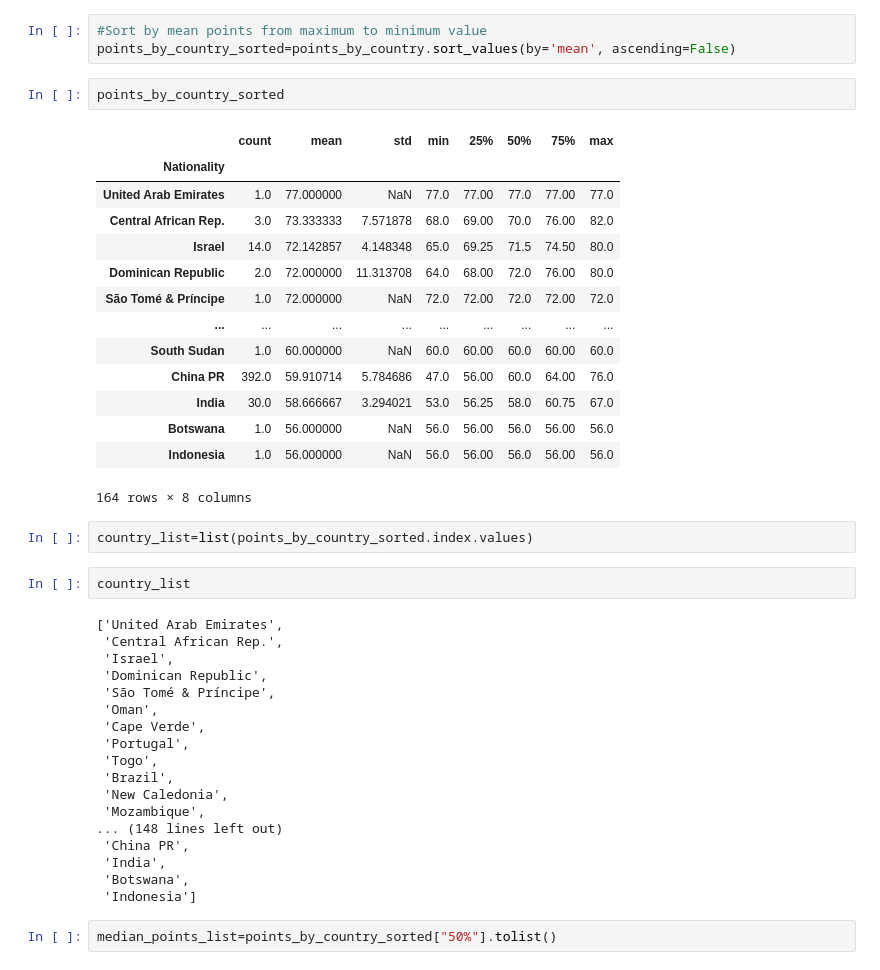
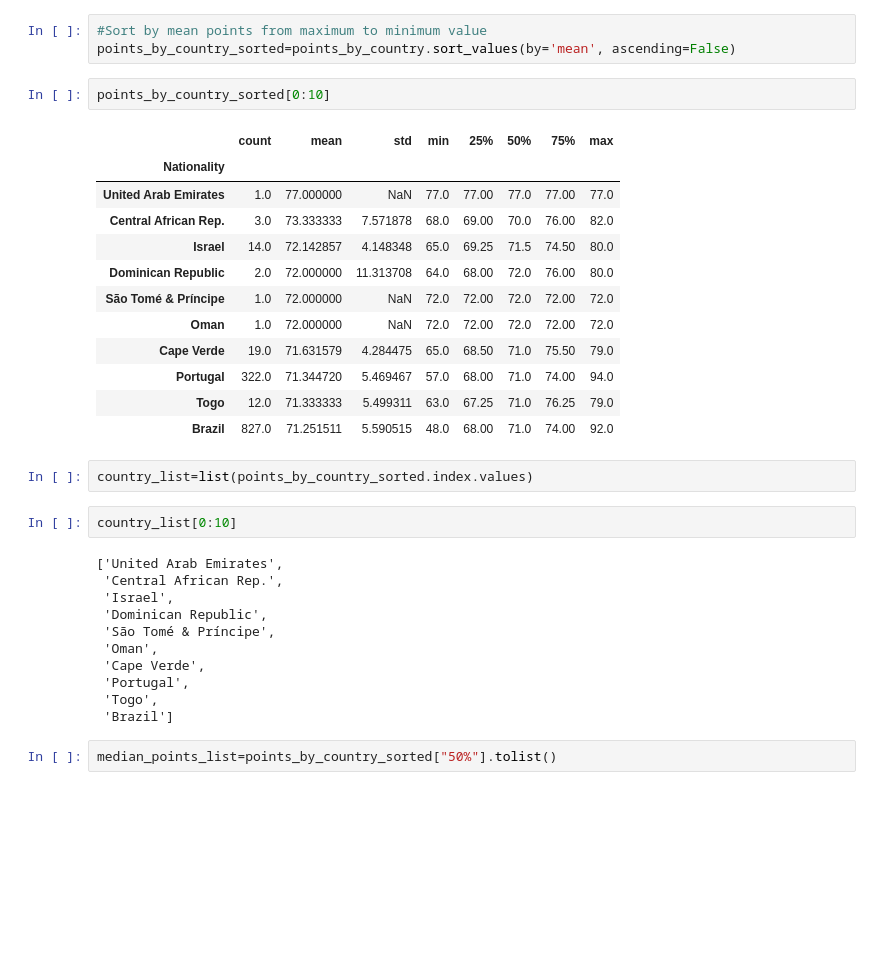
Before and after one commit to souticksaha21/Data_Science_Projects, a Jupyter notebook: FIFA_2019.ipynb, the cells around one changed output. Saved outputs shown, nothing was run; the diff lists cells and outputs as text; blank space fills up the shorter version.

```diff
--- a/FIFA_2019.ipynb
+++ b/FIFA_2019.ipynb
@@ -340,26 +308,24 @@ points_by_country=FIFA_19.groupby('Nationality')["Overall points"].describe()
 #Sort by mean points from maximum to minimum value
 points_by_country_sorted=points_by_country.sort_values(by='mean', ascending=False)
 # %%
-points_by_country_sorted
+points_by_country_sorted[0:10]
 # %% [output]
 |  | count | mean | std | min | 25% | 50% | 75% | max |
 | Nationality |  |  |  |  |  |  |  |  |
 | United Arab Emirates | 1.0 | 77.000000 | NaN | 77.0 | 77.00 | 77.0 | 77.00 | 77.0 |
 | Central African Rep. | 3.0 | 73.333333 | 7.571878 | 68.0 | 69.00 | 70.0 | 76.00 | 82.0 |
 | Israel | 14.0 | 72.142857 | 4.148348 | 65.0 | 69.25 | 71.5 | 74.50 | 80.0 |
 | Dominican Republic | 2.0 | 72.000000 | 11.313708 | 64.0 | 68.00 | 72.0 | 76.00 | 80.0 |
 | São Tomé & Príncipe | 1.0 | 72.000000 | NaN | 72.0 | 72.00 | 72.0 | 72.00 | 72.0 |
-| ... | ... | ... | ... | ... | ... | ... | ... | ... |
-| South Sudan | 1.0 | 60.000000 | NaN | 60.0 | 60.00 | 60.0 | 60.00 | 60.0 |
-| China PR | 392.0 | 59.910714 | 5.784686 | 47.0 | 56.00 | 60.0 | 64.00 | 76.0 |
-| India | 30.0 | 58.666667 | 3.294021 | 53.0 | 56.25 | 58.0 | 60.75 | 67.0 |
-| Botswana | 1.0 | 56.000000 | NaN | 56.0 | 56.00 | 56.0 | 56.00 | 56.0 |
-| Indonesia | 1.0 | 56.000000 | NaN | 56.0 | 56.00 | 56.0 | 56.00 | 56.0 |
+| Oman | 1.0 | 72.000000 | NaN | 72.0 | 72.00 | 72.0 | 72.00 | 72.0 |
+| Cape Verde | 19.0 | 71.631579 | 4.284475 | 65.0 | 68.50 | 71.0 | 75.50 | 79.0 |
+| Portugal | 322.0 | 71.344720 | 5.469467 | 57.0 | 68.00 | 71.0 | 74.00 | 94.0 |
+| Togo | 12.0 | 71.333333 | 5.499311 | 63.0 | 67.25 | 71.0 | 76.25 | 79.0 |
+| Brazil | 827.0 | 71.251511 | 5.590515 | 48.0 | 68.00 | 71.0 | 74.00 | 92.0 |
-164 rows × 8 columns
 # %%
 country_list=list(points_by_country_sorted.index.values)
 # %%
-country_list
+country_list[0:10]
 # %% [output]
 ['United Arab Emirates',
  'Central African Rep.',
@@ -370,14 +336,7 @@ country_list
  'Cape Verde',
  'Portugal',
  'Togo',
- 'Brazil',
- 'New Caledonia',
- 'Mozambique',
-... (148 lines left out)
- 'China PR',
- 'India',
- 'Botswana',
- 'Indonesia']
+ 'Brazil']
 # %%
 median_points_list=points_by_country_sorted["50%"].tolist()
 # %%
```
Also changed, not shown: parts of 10 cells of this notebook.
